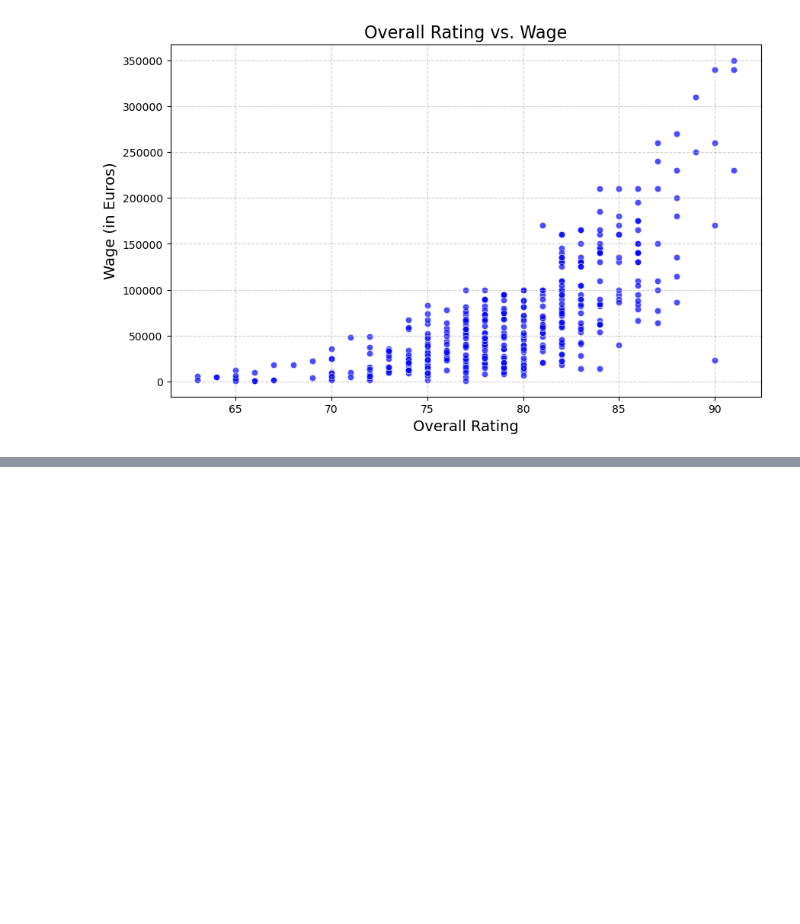
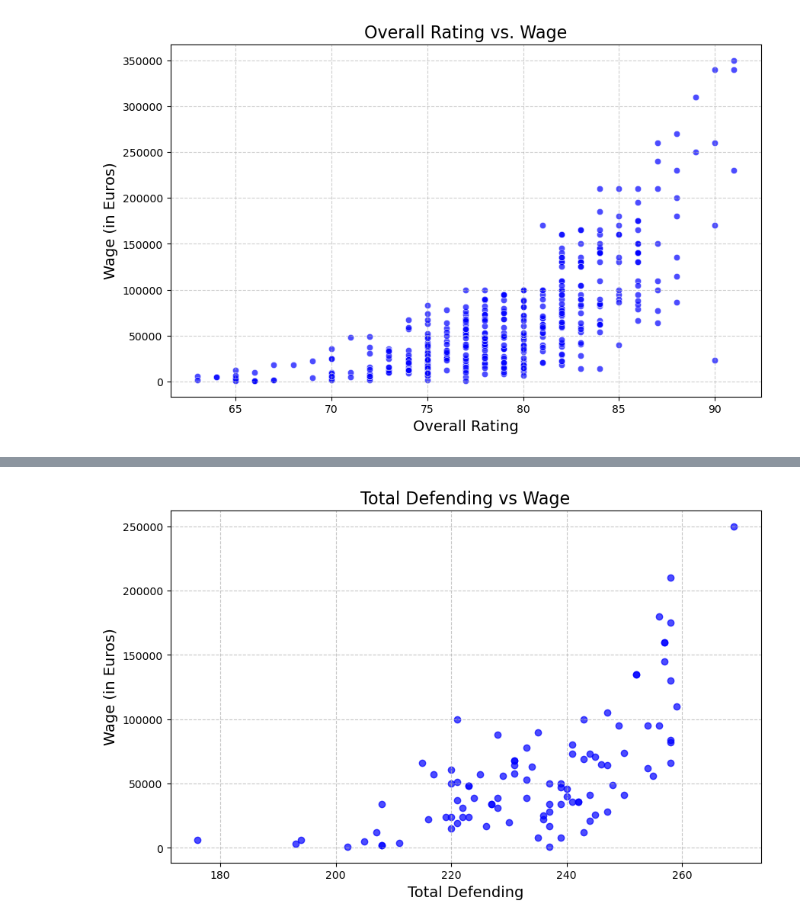
Before and after one commit to choimin0221/data-analytic-programming, a Jupyter notebook: exam1.ipynb, the cells around one changed output, grey strips where cells are left out. Saved outputs shown, nothing was run; the diff lists cells and outputs as text; code cells hidden in the pictures; blank space fills up the shorter version.

```diff
--- a/exam1.ipynb
+++ b/exam1.ipynb
@@ -91,0 +207,20 @@ plt.show()
+# %%
+import matplotlib.pyplot as plt
+
+# Total defending과 Wage 간의 관계를 시각화
+if 'Total defending' in defensive_df.columns:
+    # 유효한 데이터 추출
+    valid_defending_wage_data = defensive_df[['Total defending', 'Wage (Numeric)']].dropna()
+
+    # 산점도 시각화
+    plt.figure(figsize=(10, 6))
+    plt.scatter(valid_defending_wage_data['Total defending'], valid_defending_wage_data['Wage (Numeric)'], alpha=0.7, color='blue')
+    plt.title('Total Defending vs Wage', fontsize=16)
+    plt.xlabel('Total Defending', fontsize=14)
+    plt.ylabel('Wage (in Euros)', fontsize=14)
+    plt.grid(True, linestyle='--', alpha=0.7)
+    plt.show()
+else:
+    print("Column 'Total defending' does not exist in the dataset.")
+# %% [output]
+[figure, added]
```
Also changed, not shown: parts of 4 cells of this notebook.
